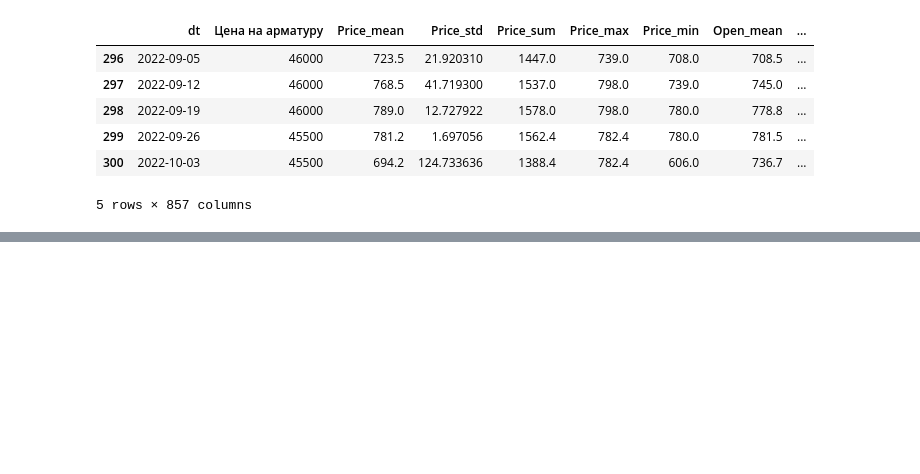
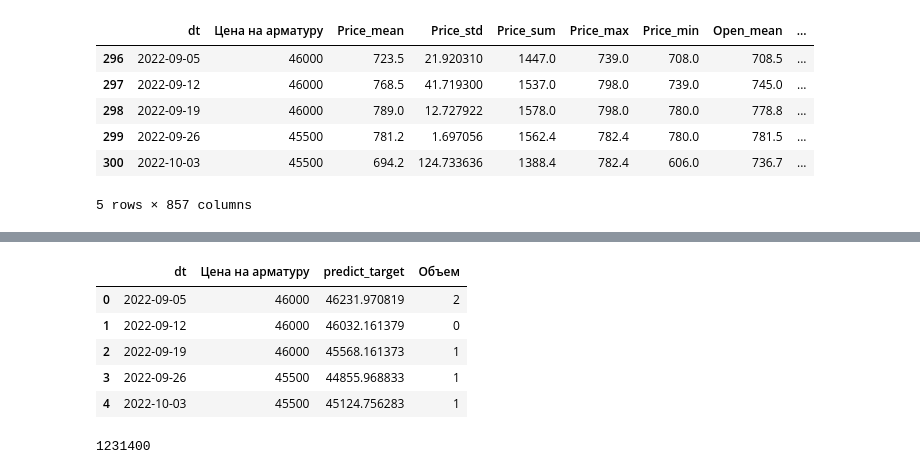
Before and after one commit to VladKhv/plane, a Jupyter notebook: main.ipynb, the cells around one changed output, grey strips where cells are left out. Drawn from its saved outputs; the diff is of its cells as text; code cells hidden in the pictures; blank space fills up the shorter version.

```diff
--- a/main.ipynb
+++ b/main.ipynb
@@ -421,0 +420,24 @@ RMSE score is 1692.2181602073458
+# %%
+target_df['dt'] = target_df.index
+target_df = target_df.reset_index(drop=True)
+# %%
+# т.к мы предсказываем на неделю то логика такая если цена растет закупка на 1 неделю если падает на 2 недели
+target_df['Объем'] = 0
+stop =0
+for i in range(len(target_df)):
+    if (i != len(target_df)-1) and target_df['Объем'].iloc[i-1]==2.0:
+          continue
+    elif (i != len(target_df)-1):
+        if target_df['Цена на арматуру'].iloc[i]>target_df['predict_target'].iloc[i+1]:
+            target_df['Объем'].iloc[i]=1.0
+        elif target_df['Цена на арматуру'].iloc[i]<target_df['predict_target'].iloc[i+1]:
+            target_df['Объем'].iloc[i]=2.0
+# %%
+target_df[['dt','Цена на арматуру','predict_target','Объем']].head()
+# %% [output]
+|  | dt | Цена на арматуру | predict_target | Объем |
+| 0 | 2022-09-05 | 46000 | 46231.970819 | 2 |
+| 1 | 2022-09-12 | 46000 | 46032.161379 | 0 |
+| 2 | 2022-09-19 | 46000 | 45568.161373 | 1 |
+| 3 | 2022-09-26 | 45500 | 44855.968833 | 1 |
+| 4 | 2022-10-03 | 45500 | 45124.756283 | 1 |
@@ -421,0 +463,4 @@ RMSE score is 1692.2181602073458
+# %%
+decision_prices(target_df)
+# %% [output]
+1231400
```
Also changed, not shown: parts of 11 cells of this notebook.
